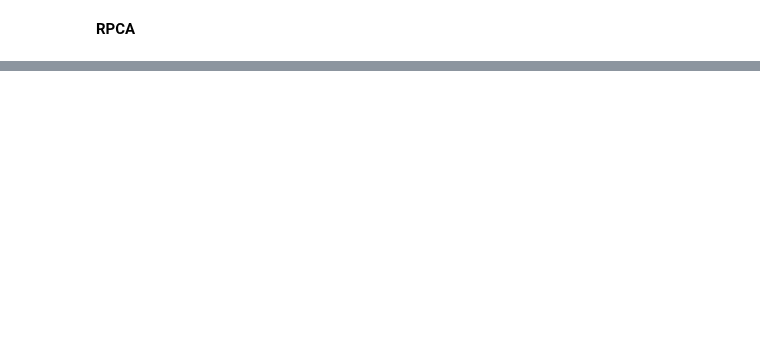
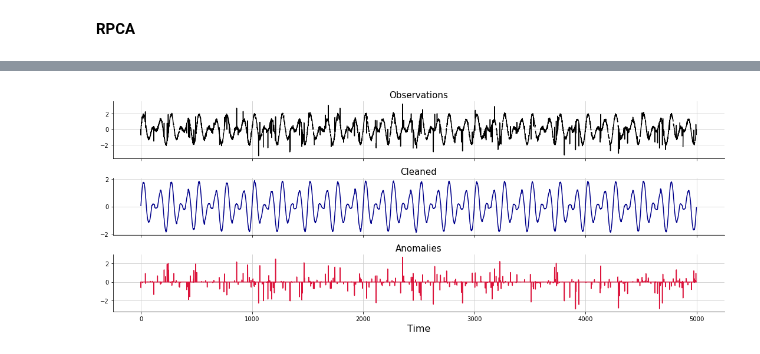
Before and after one commit to scikit-learn-contrib/qolmat, a Jupyter notebook: examples/1_timeSeries.ipynb, the cells around one changed output, grey strips where cells are left out. Saved outputs shown, nothing was run; the diff lists cells and outputs as text; code cells hidden in the pictures; blank space fills up the shorter version.

```diff
--- a/examples/1_timeSeries.ipynb
+++ b/examples/1_timeSeries.ipynb
@@ -91,0 +83,6 @@ Wall time: 11.5 s
+# %%
+temporal_rpca = TemporalRPCA(n_rows=25, tau=2, lam=0.3, list_periods=[20], list_etas=[0.01], norm="L2")
+X, A, errors =  temporal_rpca.fit_transform(signal=samples)
+drawing.plot_signal([samples, X, A], style="matplotlib")
+# %% [output]
+[figure, added]
```
Also changed, not shown: parts of 12 cells of this notebook, 1 other file.
